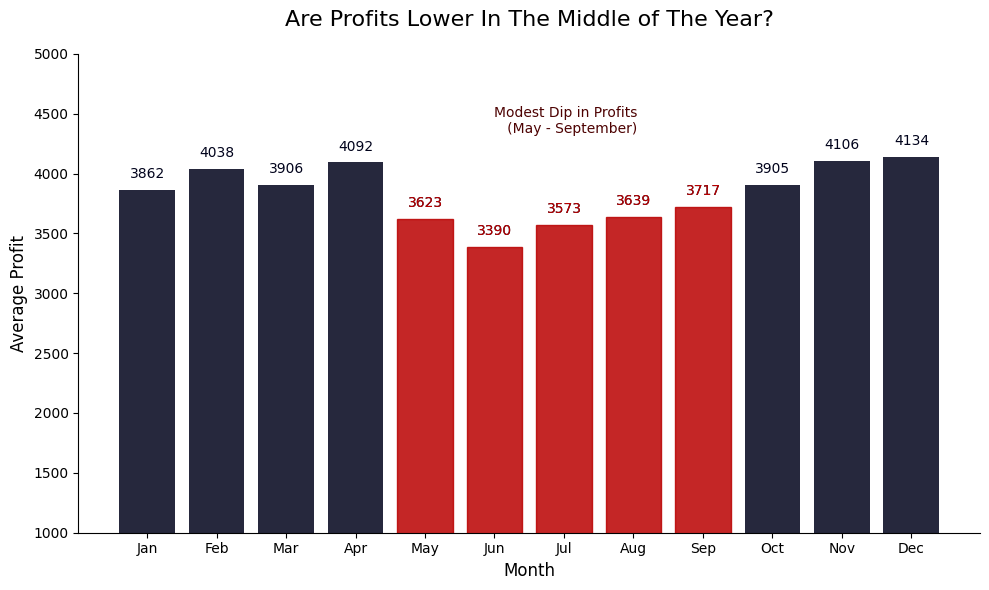
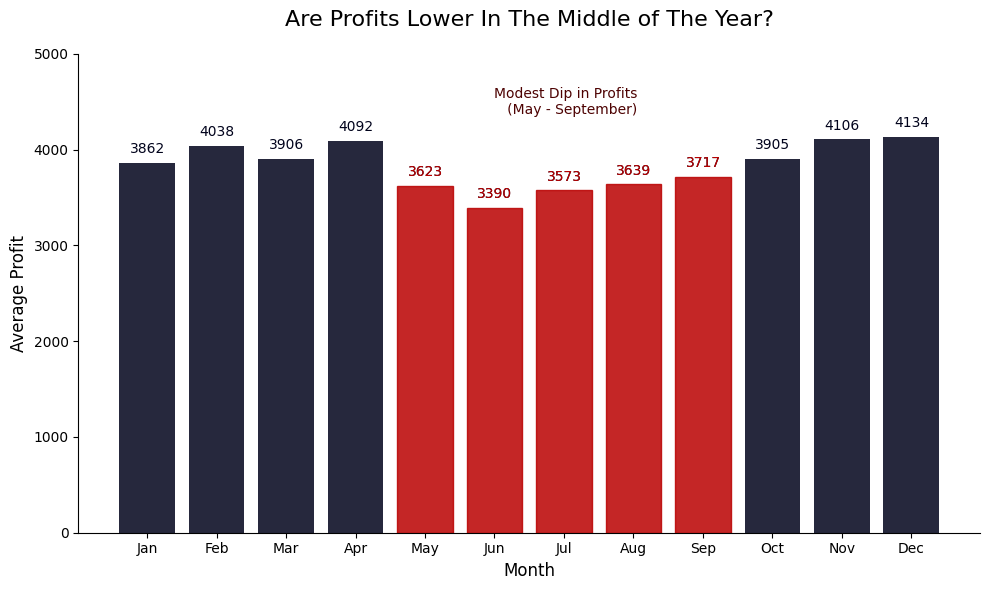
Unified diff of the notebook cell whose output changed from the first chart to the second:
--- before
+++ after
@@ -43,7 +43,7 @@
 plt.title("Are Profits Lower In The Middle of The Year?", fontsize=16, pad=20)        
 plt.xlabel("Month", fontsize=12)
-plt.ylabel("Average Profit", fontsize=12)  
+plt.ylabel("Average Profit in Republic Credits", fontsize=12)  
 plt.xticks(ticks=range(1,13), labels=['Jan','Feb','Mar','Apr','May','Jun','Jul','Aug','Sep','Oct','Nov','Dec'])  
-plt.ylim(1000, 5000) 
+plt.ylim(0, 5000) 
 
 

Commit: added y label info and edited ylim range in charts